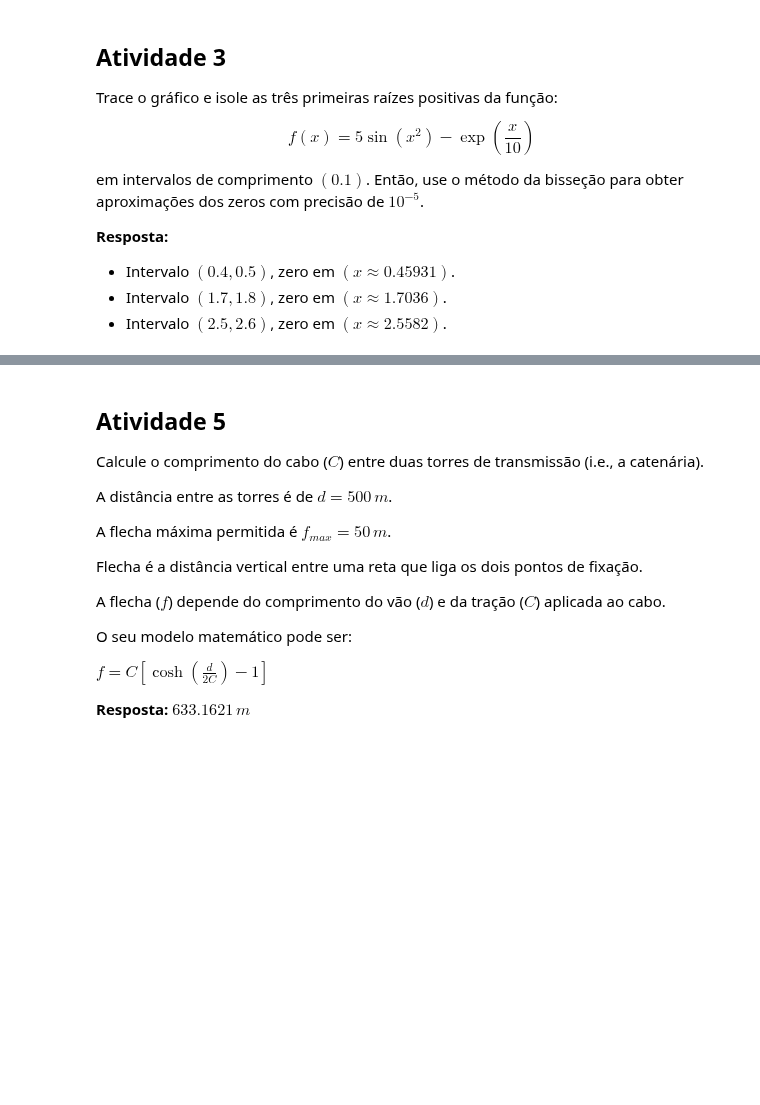
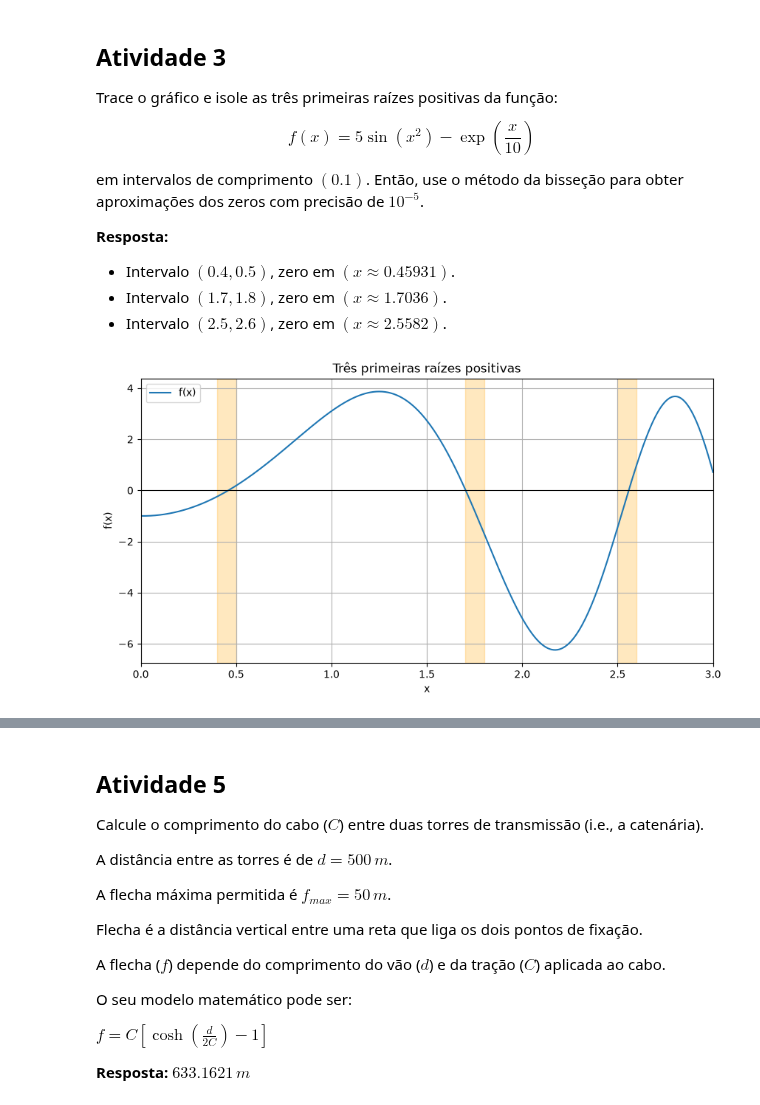
Before and after one commit to annaclarars/cnum, a Jupyter notebook: notebooks/semana4.ipynb, the cells around one changed output, grey strips where cells are left out. Cells and saved outputs as stored; diff of their text form; code cells hidden in the pictures; blank space fills up the shorter version.

```diff
--- a/notebooks/semana4.ipynb
+++ b/notebooks/semana4.ipynb
@@ -145,3 +179,82 @@ em intervalos de comprimento $(0.1)$. Então, use o método da bisseção para o
 - Intervalo $(0.4, 0.5)$, zero em $(x \approx 0.45931)$.
 - Intervalo $(1.7, 1.8)$, zero em $(x \approx 1.7036)$.
 - Intervalo $(2.5, 2.6)$, zero em $(x \approx 2.5582)$.
+# %%
+import math
+import matplotlib.pyplot as plt
+
+
+def f(x_value: float) -> float:
+    return 5 * math.sin(x_value * x_value) - math.exp(x_value / 10)
+
+
+def bissection(function, left: float, right: float, tolerance: float):
+    value_left = function(left)
+    value_right = function(right)
+    if value_left * value_right > 0:
+        raise ValueError("O intervalo não contém uma troca de sinal.")
+
+    iterations = 0
+    while (right - left) / 2 > tolerance:
+        midpoint = (left + right) / 2
+        value_midpoint = function(midpoint)
+
+        if value_midpoint == 0:
+            return midpoint, iterations + 1, midpoint, midpoint
+        if value_left * value_midpoint < 0:
+            right = midpoint
+            value_right = value_midpoint
+        else:
+            left = midpoint
+            value_left = value_midpoint
+        iterations += 1
+
+    midpoint = (left + right) / 2
+    return midpoint, iterations, left, right
+
+
+brackets = []
+left = 0.0
+value_left = f(left)
+
+for index in range(1, 31):
+    right = index / 10
+    value_right = f(right)
+    if value_left * value_right < 0:
+        brackets.append((left, right))
+        if len(brackets) == 3:
+            break
+    left = right
+    value_left = value_right
+
+if len(brackets) < 3:
+    raise RuntimeError("Não foram encontrados três intervalos com troca de sinal.")
+
+x_values = [index / 200 for index in range(601)]
+y_values = [f(x_value) for x_value in x_values]
+plt.figure(figsize=(10, 5))
+plt.plot(x_values, y_values, label="f(x)")
+plt.axhline(0, color="black", linewidth=0.8)
+for interval_left, interval_right in brackets:
+    plt.axvspan(interval_left, interval_right, color="orange", alpha=0.25)
+plt.xlim(0, 3)
+plt.xlabel("x")
+plt.ylabel("f(x)")
+plt.title("Três primeiras raízes positivas")
+plt.grid(True)
+plt.legend()
+plt.show()
+plt.close()
+
+print("Intervalos isoladores e raízes aproximadas:")
+for interval_left, interval_right in brackets:
+    root, iterations, final_left, final_right = bissection(
+        f, interval_left, interval_right, tolerance=1e-5
+    )
+    print(
+        f"[{interval_left:.1f}, {interval_right:.1f}]: "
+        f"x ≈ {root:.8f}, iterações={iterations}, "
+        f"erro máximo ≤ {(final_right - final_left) / 2:.2e}"
+    )
+# %% [output]
+[figure, added]
```
Also changed, not shown: parts of 6 cells of this notebook.
